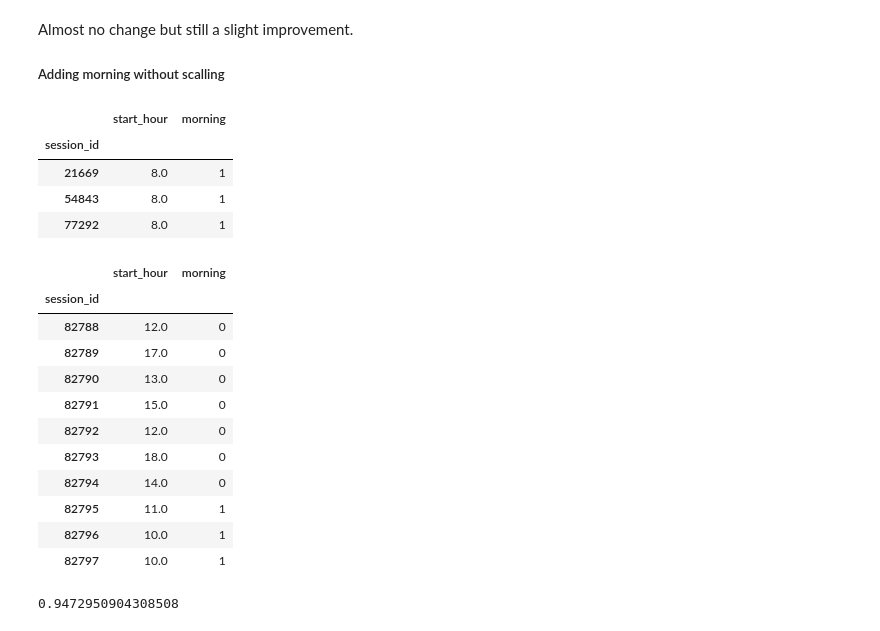
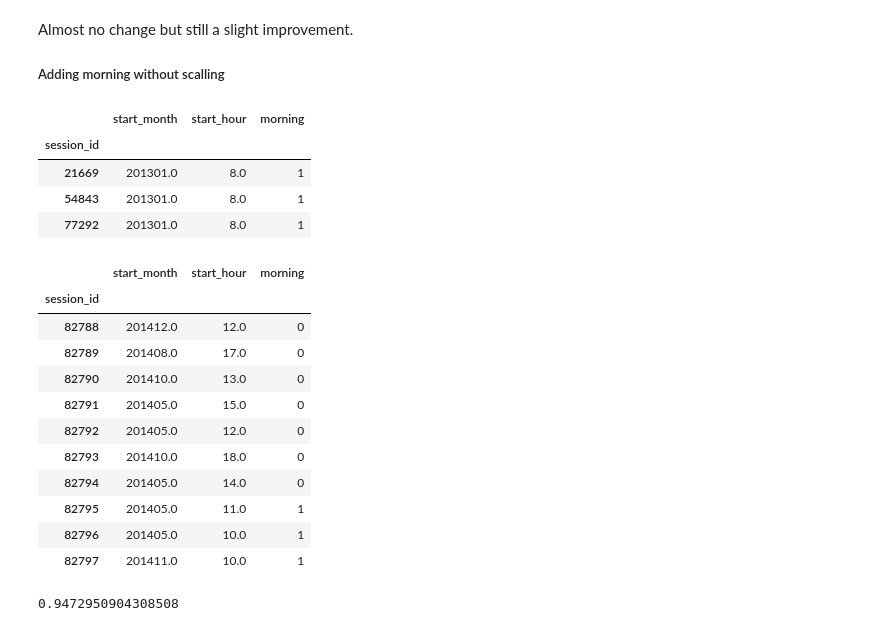
Before and after one commit to AndySECP/Berkeley-classes, a Jupyter notebook: DataScience/assignment2_part1_alice_logistic_regression.ipynb, the cells around one changed output. Cells and saved outputs as stored; diff of their text form; code cells hidden in the pictures.

```diff
--- a/DataScience/assignment2_part1_alice_logistic_regression.ipynb
+++ b/DataScience/assignment2_part1_alice_logistic_regression.ipynb
@@ -586,9 +586,6 @@ train_df.head(3)
 3 rows × 21 columns
 # %%
 alice_session = train_df[train_df.target==1].index.values
-# %%
-full_new_feat = full_new_feat.sort_index()
-alice_session.sort()
 # %%
 alice_feat = full_new_feat.loc[alice_session]
 alice_feat.head(3)
@@ -767,11 +764,8 @@ full_df.head(3)
 | 54843 | 56 | 2013-01-12 08:37:23 | 55 | 2013-01-12 08:37:23 | 56 | 2013-01-12 09:07:07 | 55 | 2013-01-12 09:07:09 | 0 | NaT | 0 | ... |
 | 77292 | 946 | 2013-01-12 08:50:13 | 946 | 2013-01-12 08:50:14 | 951 | 2013-01-12 08:50:15 | 946 | 2013-01-12 08:50:15 | 946 | 2013-01-12 08:50:16 | 945 | ... |
 # %%
-# Dataframe for new features
-hour_new_feat = pd.DataFrame(index=full_df.index)
+# Add start_month hour
+full_new_feat['start_hour'] = full_df['time1'].apply(lambda ts: ts.hour).astype('float64')
 
-# Add start_month feature
-hour_new_feat['start_hour'] = full_df['time1'].apply(lambda ts: ts.hour).astype('float64')
-
-hour_new_feat.head(3)
+full_new_feat.head(3)
 # %% [output]
@@ -809,28 +803,28 @@ Almost no change but still a slight improvement.
 
 ##### Adding morning without scalling
 # %%
-hour_new_feat['morning'] = np.where(hour_new_feat['start_hour']<=11, 1, 0)
-hour_new_feat.head(3)
+full_new_feat['morning'] = np.where(full_new_feat['start_hour']<=11, 1, 0)
+full_new_feat.head(3)
 # %% [output]
-|  | start_hour | morning |
-| session_id |  |  |
-| 21669 | 8.0 | 1 |
-| 54843 | 8.0 | 1 |
-| 77292 | 8.0 | 1 |
+|  | start_month | start_hour | morning |
+| session_id |  |  |  |
+| 21669 | 201301.0 | 8.0 | 1 |
+| 54843 | 201301.0 | 8.0 | 1 |
+| 77292 | 201301.0 | 8.0 | 1 |
 # %%
-hour_new_feat.tail(10)
+full_new_feat.tail(10)
 # %% [output]
-|  | start_hour | morning |
-| session_id |  |  |
-| 82788 | 12.0 | 0 |
-| 82789 | 17.0 | 0 |
-| 82790 | 13.0 | 0 |
-| 82791 | 15.0 | 0 |
-| 82792 | 12.0 | 0 |
-| 82793 | 18.0 | 0 |
-| 82794 | 14.0 | 0 |
-| 82795 | 11.0 | 1 |
-| 82796 | 10.0 | 1 |
-| 82797 | 10.0 | 1 |
+|  | start_month | start_hour | morning |
+| session_id |  |  |  |
+| 82788 | 201412.0 | 12.0 | 0 |
+| 82789 | 201408.0 | 17.0 | 0 |
+| 82790 | 201410.0 | 13.0 | 0 |
+| 82791 | 201405.0 | 15.0 | 0 |
+| 82792 | 201405.0 | 12.0 | 0 |
+| 82793 | 201410.0 | 18.0 | 0 |
+| 82794 | 201405.0 | 14.0 | 0 |
+| 82795 | 201405.0 | 11.0 | 1 |
+| 82796 | 201405.0 | 10.0 | 1 |
+| 82797 | 201411.0 | 10.0 | 1 |
 # %%
 # Add the new feature to the sparse matrix
```
Also changed, not shown: parts of 30 cells of this notebook.
